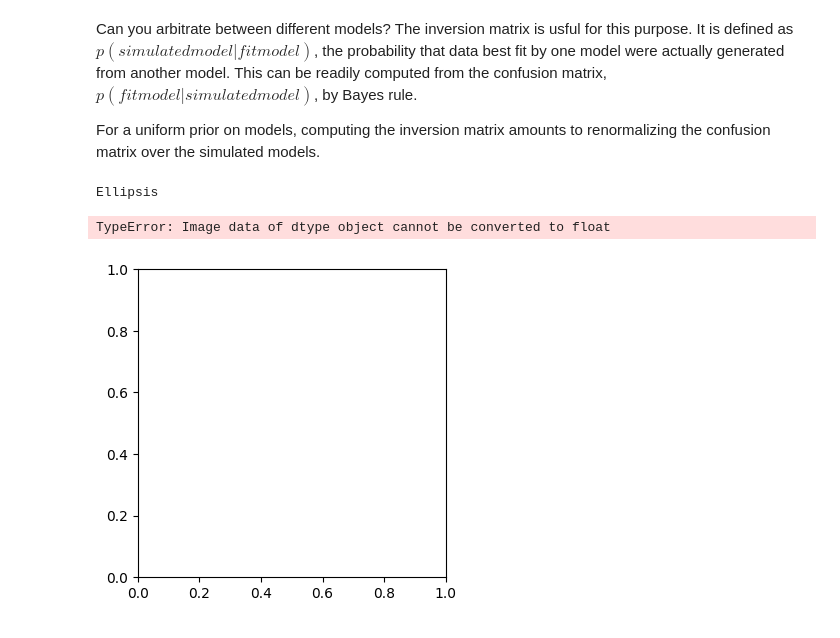
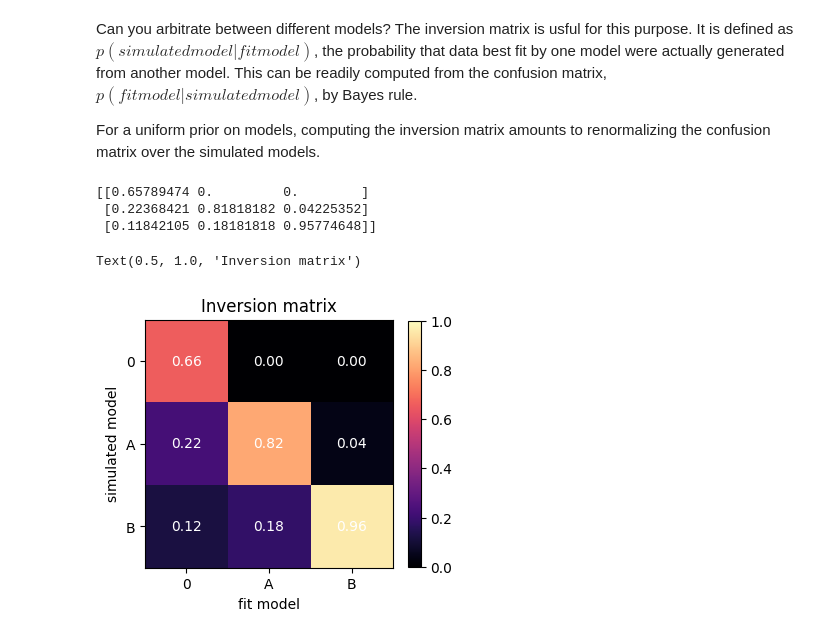
Before and after one commit to ulusalfn/Tutorial-1, a Jupyter notebook: tutorial_1C.ipynb, the cells around one changed output. Drawn from its saved outputs; the diff is of its cells as text; code cells hidden in the pictures.

```diff
--- a/tutorial_1C.ipynb
+++ b/tutorial_1C.ipynb
@@ -224,15 +219,26 @@ for i in range(Ncounts):
     CM[0,np.argmin(res)] += 1
 
     #  simulate Model A with random sigma_d and sigma_m parameter
-    ...
-    ...
-    ...
+    sigma_d = 0.5 + 2 * np.random.uniform()
+    sigma_m = 0.5 + 2 * np.random.uniform()
+    r = simulate_modelA(s, c, sigma_d=sigma_d, sigma_m=sigma_m)
+    df = pd.DataFrame({'stimulus': s, 'condition': c, 'response': r})
+
+    # Fit models and get BIC for Model B
+    res = [f(df)[-1] for f in funs]
+    # select best model
     CM[1,np.argmin(res)] += 1
 
     #  simulate Model B with random sigma_d and lambda parameter
-    ...
-    ...
-    ...
+    sigma_d = 0.5 + 2 * np.random.uniform()
+    Lambda = 0.01 + 0.3 * np.random.uniform()
+    r = simulate_modelB(s, c, sigma_d=sigma_d, Lambda=Lambda)
+    df = pd.DataFrame({'stimulus': s, 'condition': c, 'response': r})
+
+    # Fit models and get BIC for Model B
+    res = [f(df)[-1] for f in funs]
+    # select best model
+    CM[2, np.argmin(res)] += 1
 # %% [markdown]
 **Now, we normalize the confusion matrix and visualize it.**
 # %%
@@ -283,27 +289,29 @@ the confusion matrix over the simulated models.
 # %%
 
 # compute inversion matrix
-INV =  ...
+INV =  CM / CM.sum(axis=0, keepdims=True) #normalise by column
 
 
 # plot and print values
 print(INV)
 
 plt.figure(figsize=(4,4))
 plt.imshow(INV, vmin=0, vmax=1, cmap='magma')
-plt.colorbar(shrink=0.8);
+plt.colorbar(shrink=0.8)
 
 # Add text annotations for each square
 for i in range(INV.shape[0]):
     for j in range(INV.shape[1]):
         plt.text(j, i, f"{INV[i, j]:.2f}", ha="center", va="center", color="white")
 
 plt.xlabel('fit model')
 plt.ylabel('simulated model')
 plt.xticks([0, 1, 2], ["0", "A", "B"])
 plt.yticks([0, 1, 2], ["0", "A", "B"])
-plt.title("Inversion matrix");
+plt.title("Inversion matrix")
 # %% [output]
-Ellipsis
+[[0.65789474 0.         0.        ]
+ [0.22368421 0.81818182 0.04225352]
+ [0.11842105 0.18181818 0.95774648]]
-TypeError: Image data of dtype object cannot be converted to float
+Text(0.5, 1.0, 'Inversion matrix')
-[figure, old version]
+[figure, new version]
```
Also changed, not shown: parts of 5 cells of this notebook.
